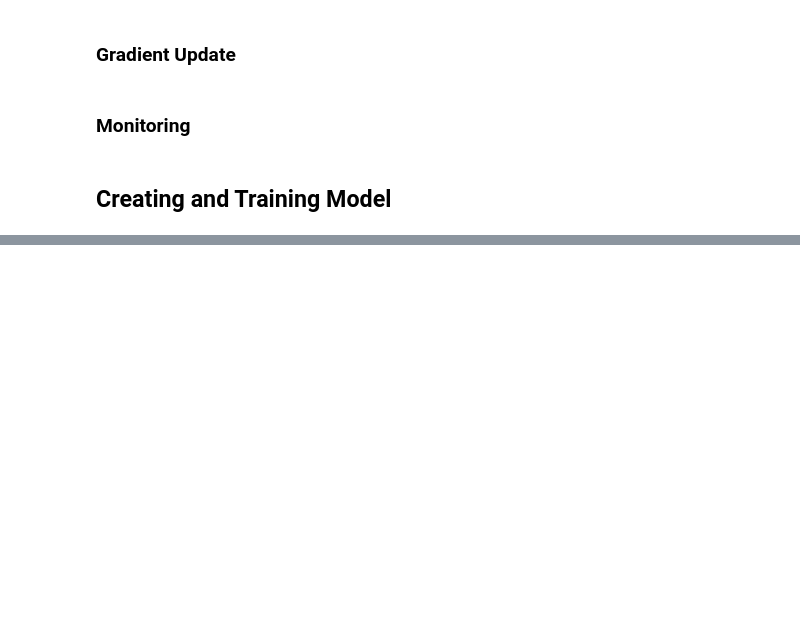
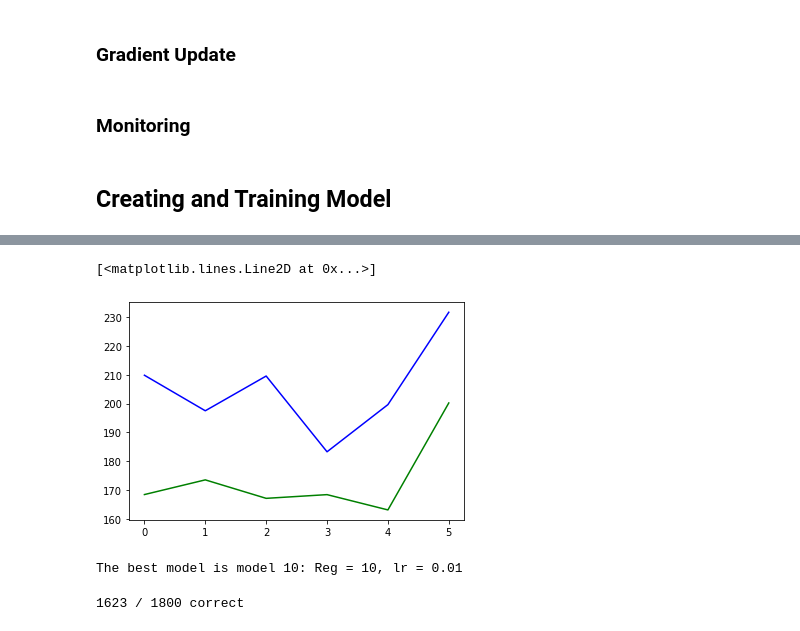
Before and after one commit to brenmcnamara/ML, a Jupyter notebook: projects/004/Regularized_Back_Prop_Impl.ipynb, the cells around one changed output, grey strips where cells are left out. Drawn from its saved outputs; the diff is of its cells as text; code cells hidden in the pictures; blank space fills up the shorter version.

```diff
--- a/projects/004/Regularized_Back_Prop_Impl.ipynb
+++ b/projects/004/Regularized_Back_Prop_Impl.ipynb
@@ -630,0 +682,27 @@ plt.show()
+# %%
+# Let's see how changing the regularization parameter affects
+# the validation error.
+
+small_lr = [error for i, error in enumerate(valid_errors) if i % 2 == 0]
+large_lr = [error for i, error in enumerate(valid_errors) if i % 2 == 1]
+
+plt.plot(small_lr, c='b')
+plt.plot(large_lr, c='g')
+# %% [output]
+[<matplotlib.lines.Line2D at 0x...>]
+[figure, added]
+# %%
+best_model_index = np.argmin(valid_errors)
+best_model = models[best_model_index]
+
+print(f'The best model is model {best_model_index+1}: {hyperparams[best_model_index]["model_name"]}')
+# %% [output]
+The best model is model 10: Reg = 10, lr = 0.01
+# %%
+# Check accuracy.
+correct = np.sum(labels_train == predict(best_model, data_train))
+total = len(labels_train)
+
+print(f'{correct} / {total} correct')
+# %% [output]
+1623 / 1800 correct
```
Also changed, not shown: parts of 17 cells of this notebook.
